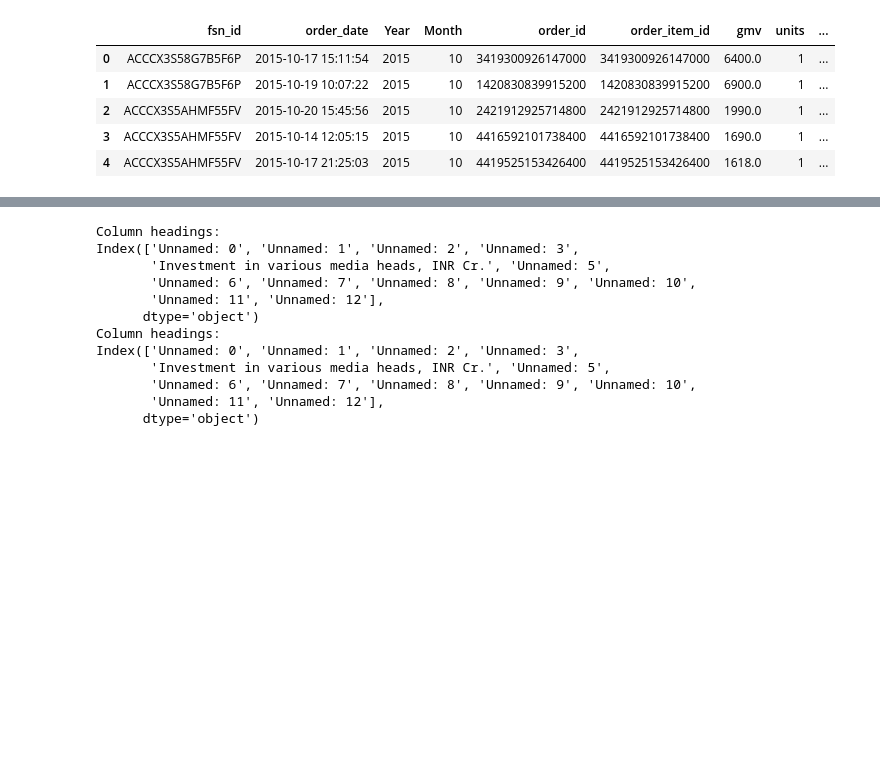
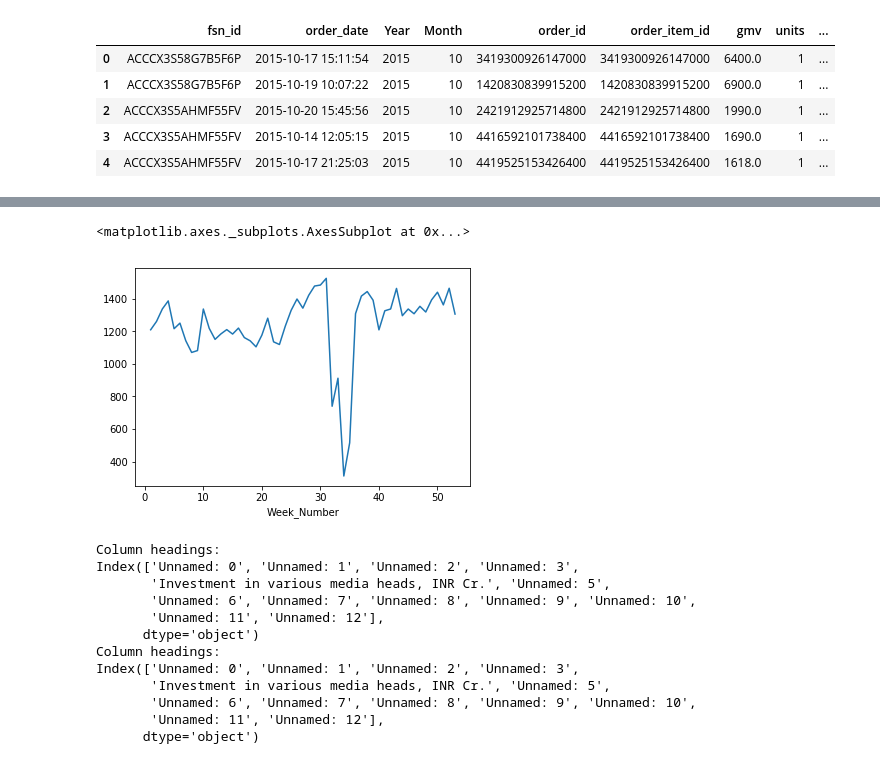
Before and after one commit to Nanditha-G-N/Machine-Learning-Case-Studies, a Jupyter notebook: ecommerce-capstone/ecommerce-assignment.ipynb, the cells around one changed output, grey strips where cells are left out. Saved outputs shown, nothing was run; the diff lists cells and outputs as text; code cells hidden in the pictures; blank space fills up the shorter version.

```diff
--- a/ecommerce-capstone/ecommerce-assignment.ipynb
+++ b/ecommerce-capstone/ecommerce-assignment.ipynb
@@ -338,3 +344,9 @@ products_filtered.head()
+# %%
+prd_grp=products_filtered.groupby('Week_Number')
+prd_grp.mean().gmv.plot()
+# %% [output]
+<matplotlib.axes._subplots.AxesSubplot at 0x...>
+[figure, added]
 # %%
 from pandas import ExcelWriter
 from pandas import ExcelFile
```
Also changed, not shown: parts of 1 cell of this notebook.
